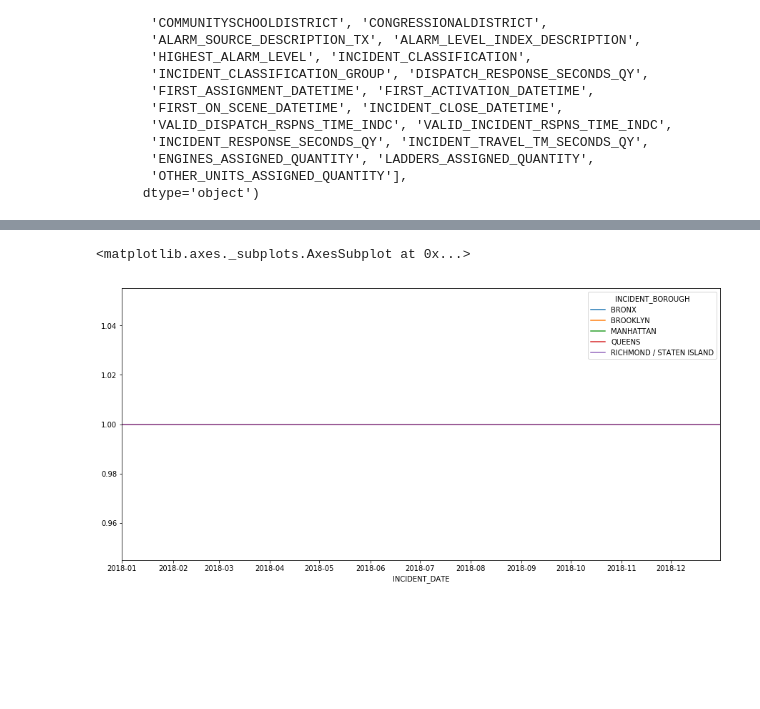
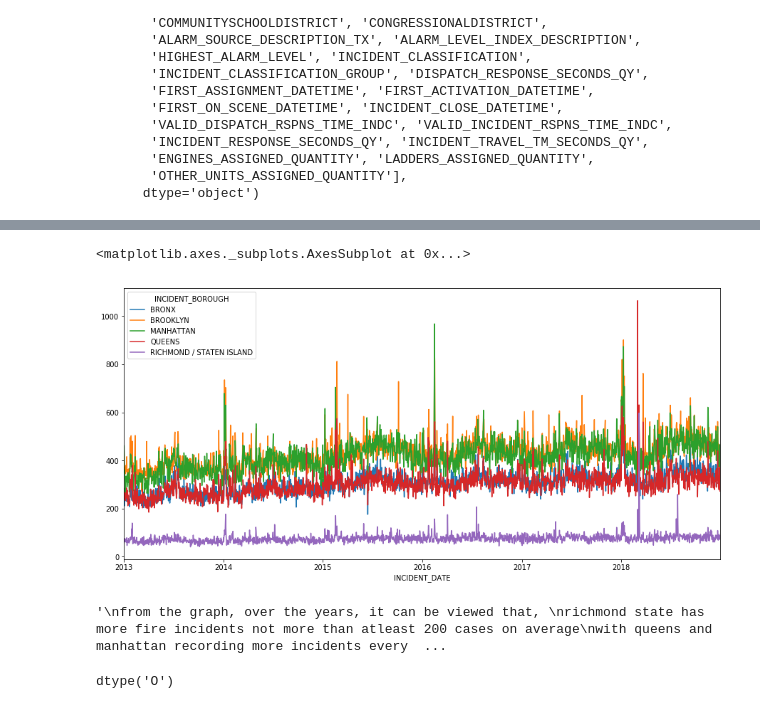
Before and after one commit to devkollin/fire, a Jupyter notebook: fire_incidents.ipynb, the cells around one changed output, grey strips where cells are left out. Saved outputs shown, nothing was run; the diff lists cells and outputs as text; code cells hidden in the pictures; blank space fills up the shorter version.

```diff
--- a/fire_incidents.ipynb
+++ b/fire_incidents.ipynb
@@ -106,2 +28,2 @@ datay = data[data['year'].isin(['2018','2019'])]
 # %%
-datay
+datay = data
@@ -150,10 +75,23 @@ datax
 # %%
 import matplotlib.pyplot as plt
 # plot data
 fig, ax = plt.subplots(figsize=(15,7))
 # use unstack()
-datax.groupby(['INCIDENT_DATE','INCIDENT_BOROUGH']).count()['incident_count'].unstack().plot(ax=ax)
+datax.groupby(['INCIDENT_DATE','INCIDENT_BOROUGH']).sum()['incident_count'].unstack().plot(ax=ax)
 # datax.groupby(['INCIDENT_DATE','INCIDENT_BOROUGH']).count()['incident_count'].plot(ax=ax)
 # %% [output]
 <matplotlib.axes._subplots.AxesSubplot at 0x...>
-[figure, old version]
+[figure, new version]
+# %%
+'''
+from the graph, over the years, it can be viewed that,
+richmond state has least fire incidents not more than atleast 200 cases on average
+with queens and manhattan recording more incidents every year
+
+'''
+# %% [output]
+'\nfrom the graph, over the years, it can be viewed that, \nrichmond state has more fire incidents not more than atleast 200 cases on average\nwith queens and manhattan recording more incidents every  ...
+# %%
+ datay['INCIDENT_CLOSE_DATETIME'].dtypes
+# %% [output]
+dtype('O')
```
Also changed, not shown: parts of 15 cells of this notebook.
